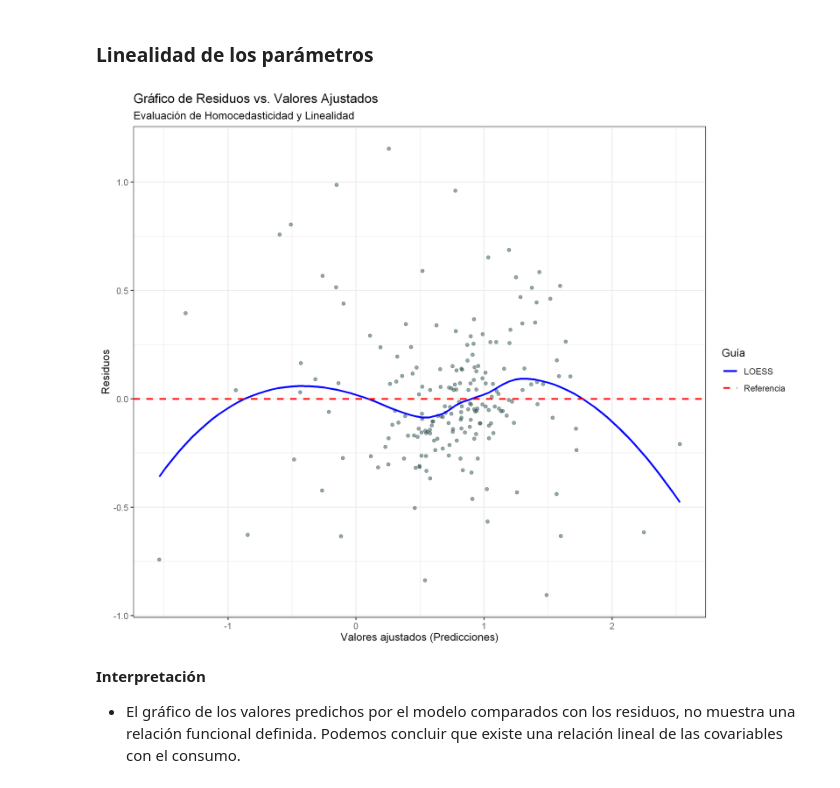
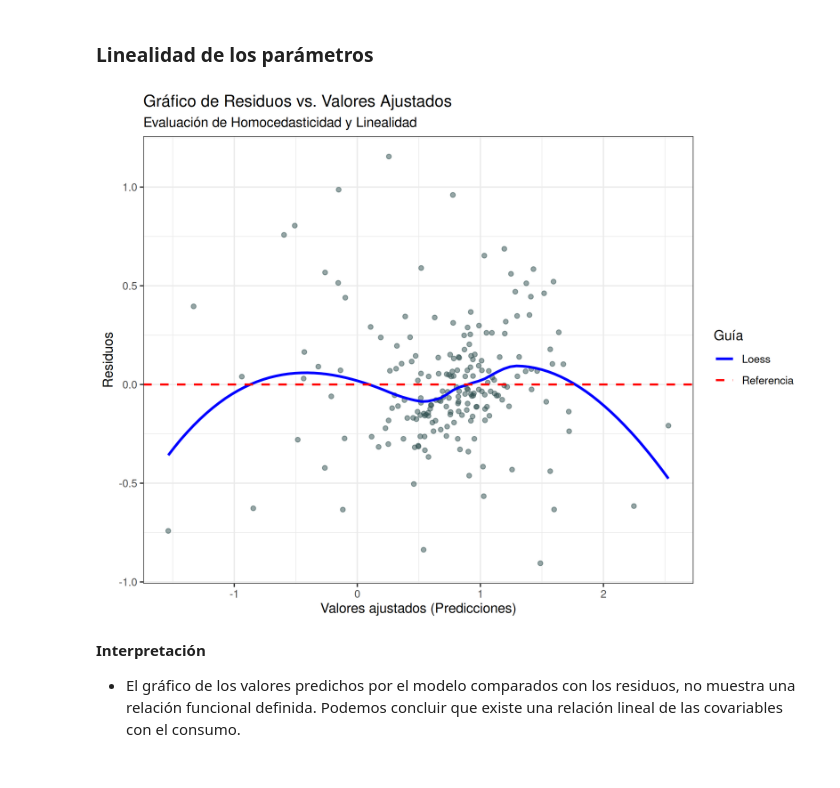
Before and after one commit to fersalme/regresion-lineal-series-tiempo, a Jupyter notebook: 02-fundamentos-regresion-modelos-estocasticos/02-ejercicios-R.ipynb, the cells around one changed output. Saved outputs shown, nothing was run; the diff lists cells and outputs as text; code cells hidden in the pictures.

```diff
--- a/02-fundamentos-regresion-modelos-estocasticos/02-ejercicios-R.ipynb
+++ b/02-fundamentos-regresion-modelos-estocasticos/02-ejercicios-R.ipynb
@@ -145,32 +165,32 @@ F-statistic:   160 on 4 and 193 DF, p-value: < 2.22e-16
 # %%
 fit |>
   augment() |>
   ggplot(aes(x = .fitted, y = .resid)) +
   geom_point(alpha = 0.5, color = "darkslategrey") +
   # Línea LOESS para detectar patrones no lineales
   geom_smooth(
-    aes(color = "LOESS"),
+    aes(color = "Loess"),
     method = "loess",
     formula = "y ~ x",
     se = FALSE,
     linewidth = 1
   ) +
   # Línea de referencia en cero
   geom_hline(
     aes(yintercept = 0, color = "Referencia"),
     linetype = "dashed",
     linewidth = 0.8
   ) +
-  scale_color_manual(values = c("LOESS" = "blue", "Referencia" = "red")) +
+  scale_color_manual(values = c("Loess" = "blue", "Referencia" = "red")) +
   labs(
     title = "Gráfico de Residuos vs. Valores Ajustados",
     subtitle = "Evaluación de Homocedasticidad y Linealidad",
     x = "Valores ajustados (Predicciones)",
     y = "Residuos",
     color = "Guía"
   )
 # %% [output]
-[figure, old version]
+[figure, new version]
 # %% [markdown]
 **Interpretación**
 
```
Also changed, not shown: parts of 6 cells of this notebook, 7 other files.
